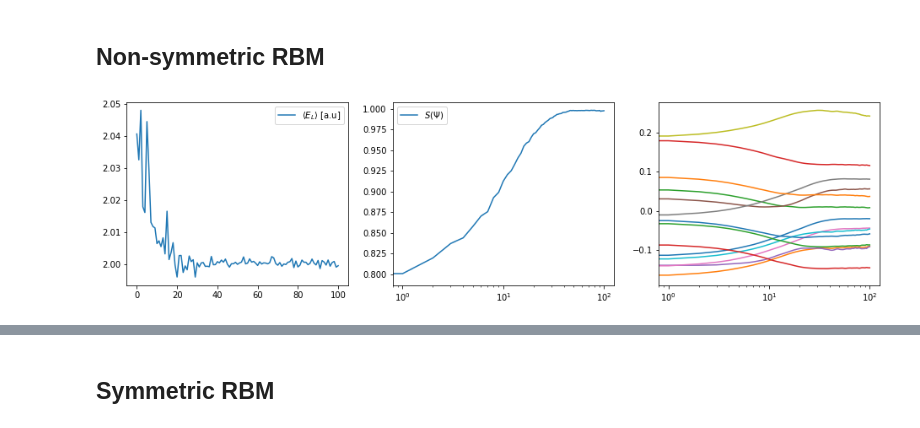
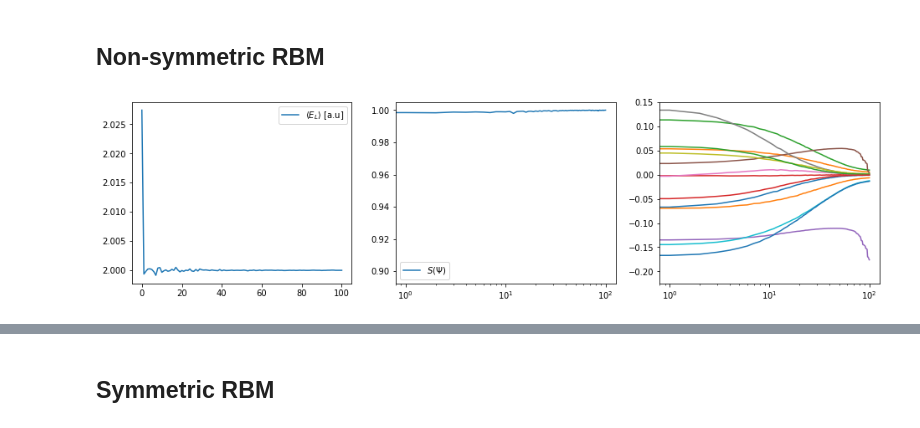
Before and after one commit to bsamseth/qflow, a Jupyter notebook: scripts/rbm-sym-vs-nonsym.ipynb, the cells around one changed output, grey strips where cells are left out. Cells and saved outputs as stored; diff of their text form; code cells hidden in the pictures.

```diff
--- a/scripts/rbm-sym-vs-nonsym.ipynb
+++ b/scripts/rbm-sym-vs-nonsym.ipynb
@@ -32,28 +88,21 @@ rbm_sampler = ImportanceSampler(system, rbm, step_size=0.1)
 # %%
 rbm_energies = EnergyCallback(samples=5000)
 rbm_symmetries = SymmetryCallback(samples=10000)
 rbm_parameters = ParameterCallback()
 
 train(
     rbm,
     H0,
     rbm_sampler,
-    iters=500,
+    iters=15000,
     samples=500,
     gamma=0,
     optimizer=AdamOptimizer(len(rbm.parameters)),
     call_backs=(rbm_energies, rbm_symmetries, rbm_parameters),
 )
+plot_training(rbm_energies, rbm_symmetries, rbm_parameters)
+# %% [output]
+[figure, added]
-# %%
-fig, (eax, sax, pax) = plt.subplots(ncols=3, figsize=(16, 4))
-eax.plot(rbm_energies, label=r"$\langle E_L\rangle$ [a.u]")
-sax.semilogx(rbm_symmetries, label=r"$S(\Psi)$")
-pax.semilogx(rbm_parameters)
-eax.legend()
-sax.legend()
-plt.show()
-# %% [output]
-[figure, removed]
 # %%
 compute_statistics_for_series(
     [H0.local_energy(rbm_sampler.next_configuration(), rbm) for _ in range(2 ** 20)],
```
Also changed, not shown: parts of 34 cells of this notebook.
